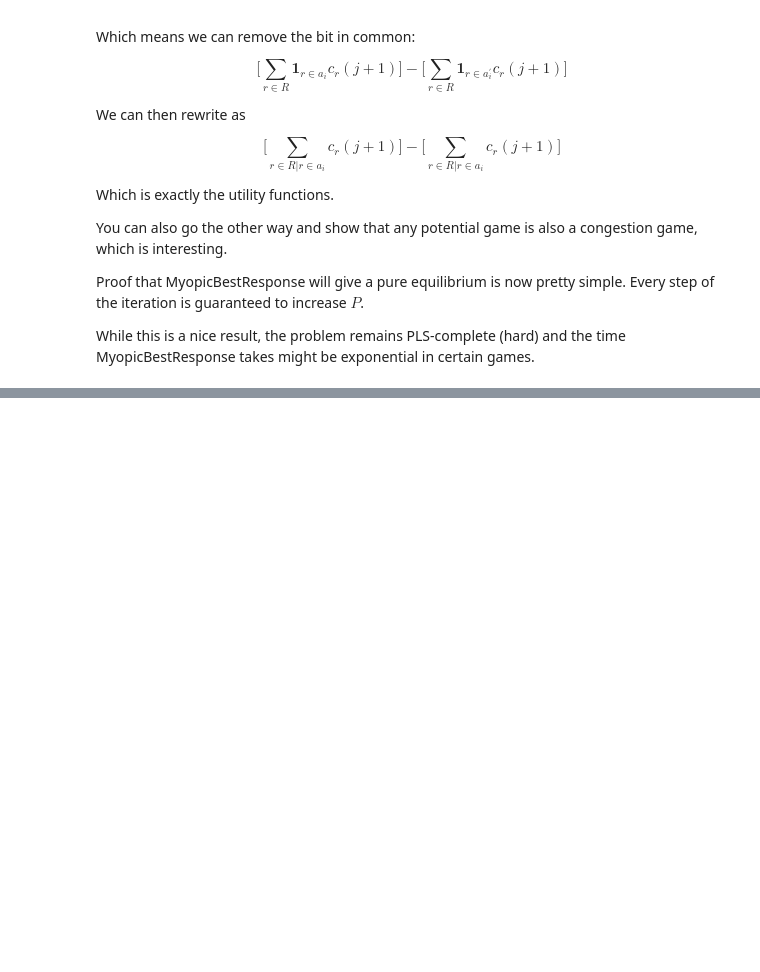
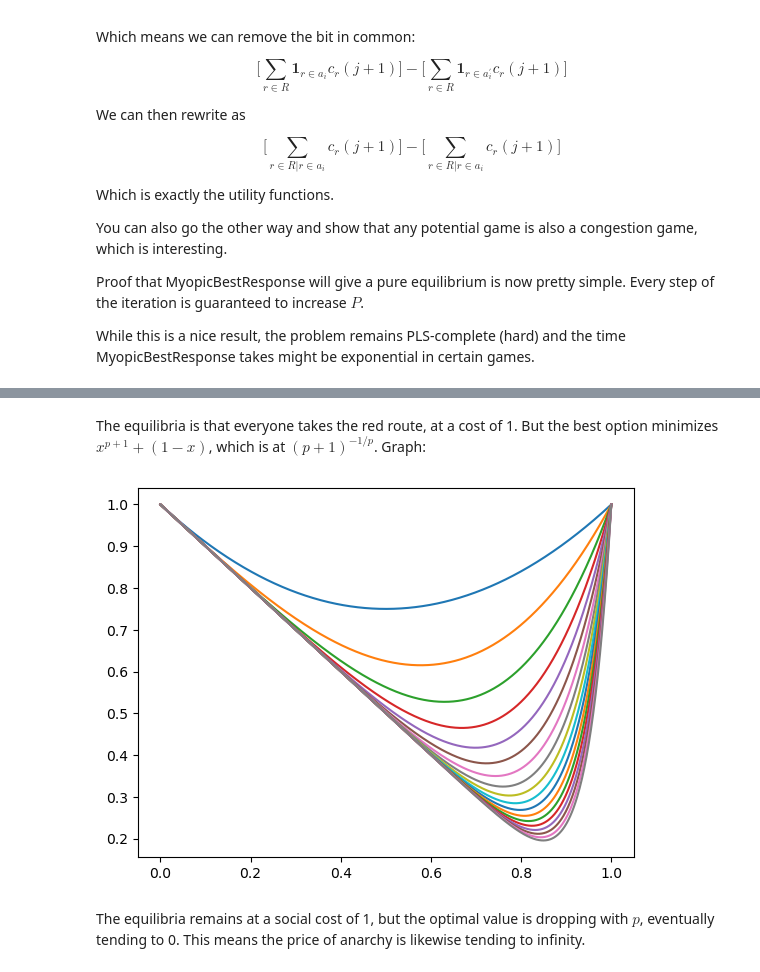
Before and after one commit to GiottoFrean/Multiagent_Systems, a Jupyter notebook: 6 Richer Representations - Beyond the Normal and Extensive Forms/D - Congestion games.ipynb, the cells around one changed output, grey strips where cells are left out. Cells and saved outputs as stored; diff of their text form; code cells hidden in the pictures; blank space fills up the shorter version.

```diff
--- a/6 Richer Representations - Beyond the Normal and Extensive Forms/D - Congestion games.ipynb
+++ b/6 Richer Representations - Beyond the Normal and Extensive Forms/D - Congestion games.ipynb
@@ -153,0 +212,12 @@ A nonatomic congestion game
+# %% [markdown]
+The equilibria is that everyone takes the red route, at a cost of 1. But the best option minimizes $x^{p+1}+(1-x)$, which is at $(p+1)^{-1/p}$. Graph:
+# %%
+x = np.linspace(0,1,1000)
+for p in range(2,20):
+    y = x**p + (1-x)
+    plt.plot(x,y)
+plt.show()
+# %% [output]
+[figure, added]
+# %% [markdown]
+The equilibria remains at a social cost of 1, but the optimal value is dropping with $p$, eventually tending to 0. This means the price of anarchy is likewise tending to infinity.
```
Also changed, not shown: parts of 11 cells of this notebook.
